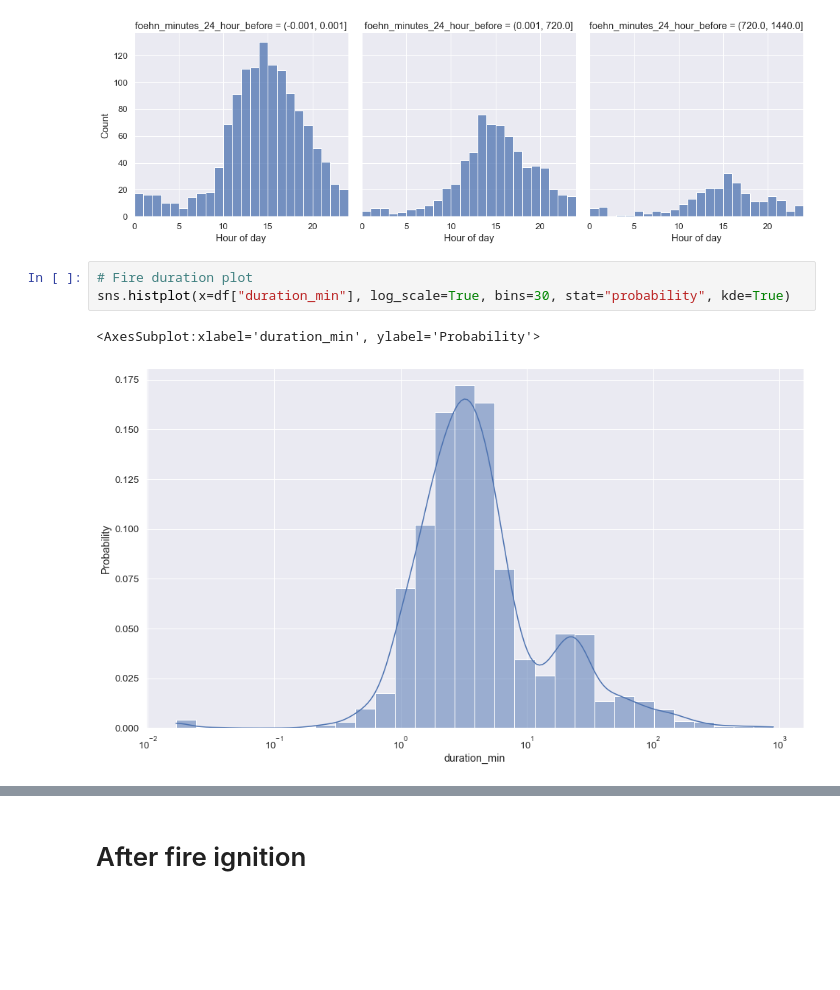
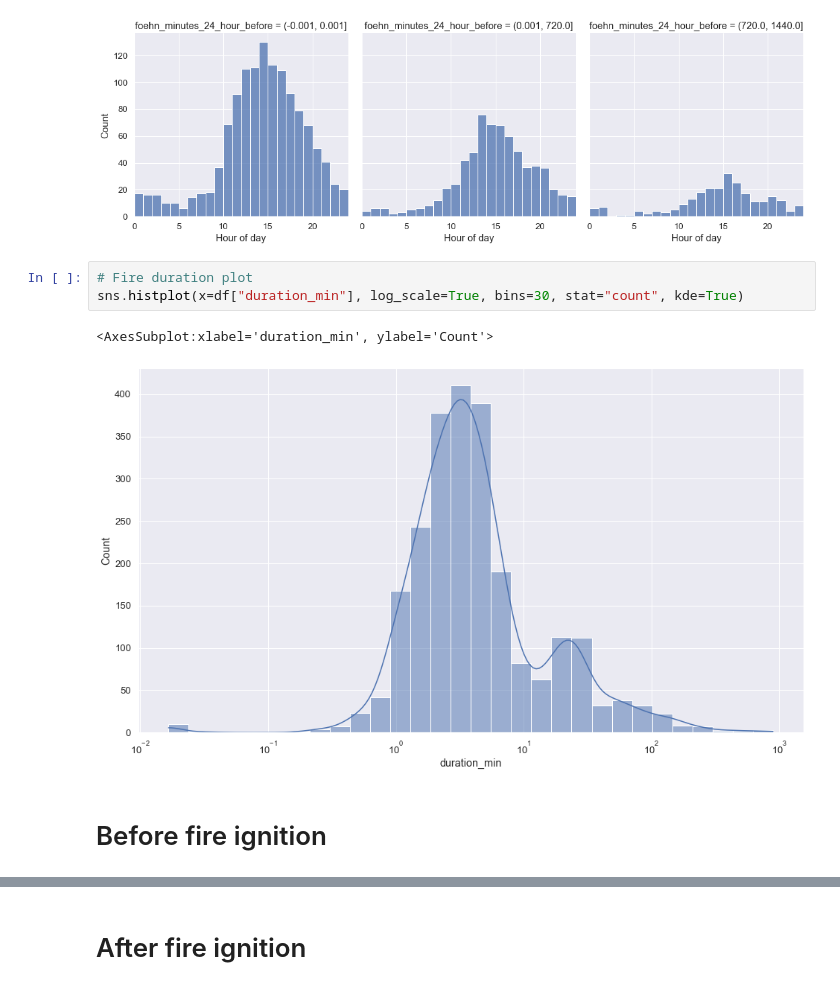
Before and after one commit to ch-mon/foehn-fire-impact, a Jupyter notebook: notebooks/02_descriptive_analysis/data_exploration.ipynb, the cells around one changed output, grey strips where cells are left out. Drawn from its saved outputs; the diff is of its cells as text; blank space fills up the shorter version.

```diff
--- a/notebooks/02_descriptive_analysis/data_exploration.ipynb
+++ b/notebooks/02_descriptive_analysis/data_exploration.ipynb
@@ -49,7 +49,9 @@ plt.xlim([0,24])
 [figure]
 # %%
 # Fire duration plot
-sns.histplot(x=df["duration_min"], log_scale=True, bins=30, stat="probability", kde=True)
+sns.histplot(x=df["duration_min"], log_scale=True, bins=30, stat="count", kde=True)
 # %% [output]
-<AxesSubplot:xlabel='duration_min', ylabel='Probability'>
+<AxesSubplot:xlabel='duration_min', ylabel='Count'>
-[figure, old version]
+[figure, new version]
+# %% [markdown]
+# Before fire ignition
```
Also changed, not shown: parts of 17 cells of this notebook, 1 other file.
